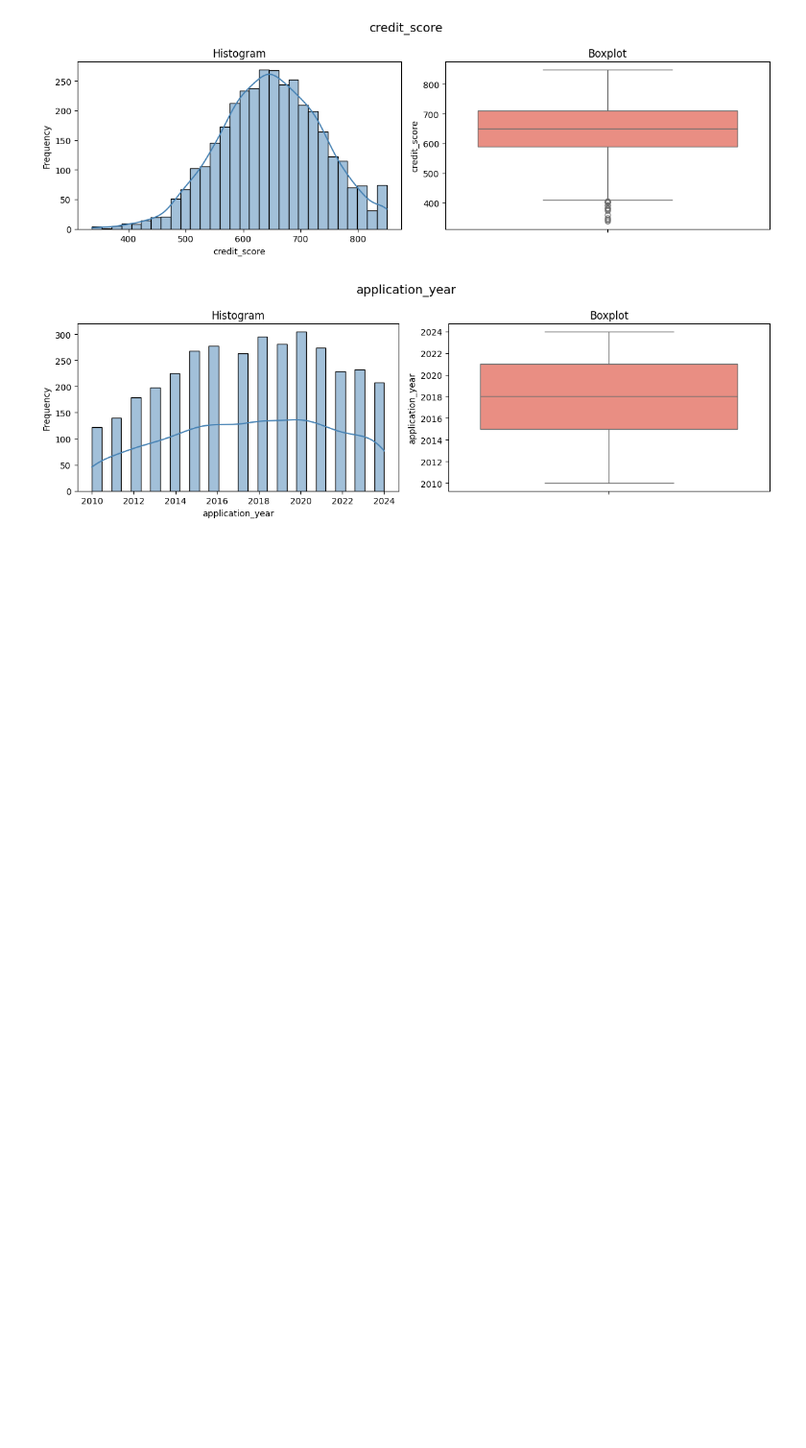
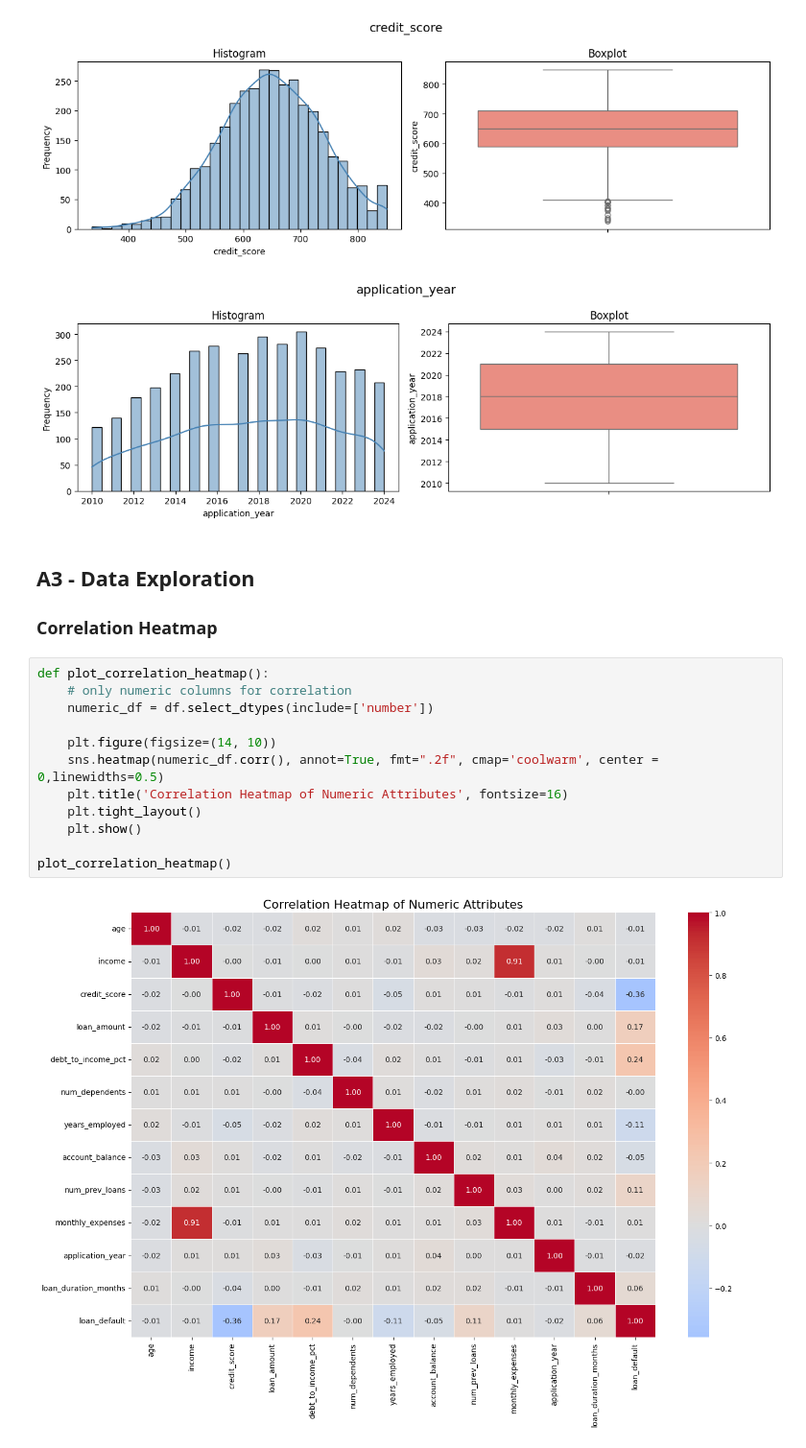
Before and after one commit to dev-p-analytics/python-data-exploration, a Jupyter notebook: ida_225838323.ipynb, the cells around one changed output. Shown at 96% size. Drawn from its saved outputs; the diff is of its cells as text; blank space fills up the shorter version.

```diff
--- a/ida_225838323.ipynb
+++ b/ida_225838323.ipynb
@@ -538,3 +538,20 @@ for col in interval_cols:
 # %% [output]
 [figure]
 [figure]
+# %% [markdown]
+## A3 - Data Exploration
+### Correlation Heatmap
+# %%
+def plot_correlation_heatmap():
+    # only numeric columns for correlation
+    numeric_df = df.select_dtypes(include=['number'])
+
+    plt.figure(figsize=(14, 10))
+    sns.heatmap(numeric_df.corr(), annot=True, fmt=".2f", cmap='coolwarm', center = 0,linewidths=0.5)
+    plt.title('Correlation Heatmap of Numeric Attributes', fontsize=16)
+    plt.tight_layout()
+    plt.show()
+
+plot_correlation_heatmap()
+# %% [output]
+[figure, added]
```
Also changed, not shown: parts of 16 cells of this notebook, 1 other file.
